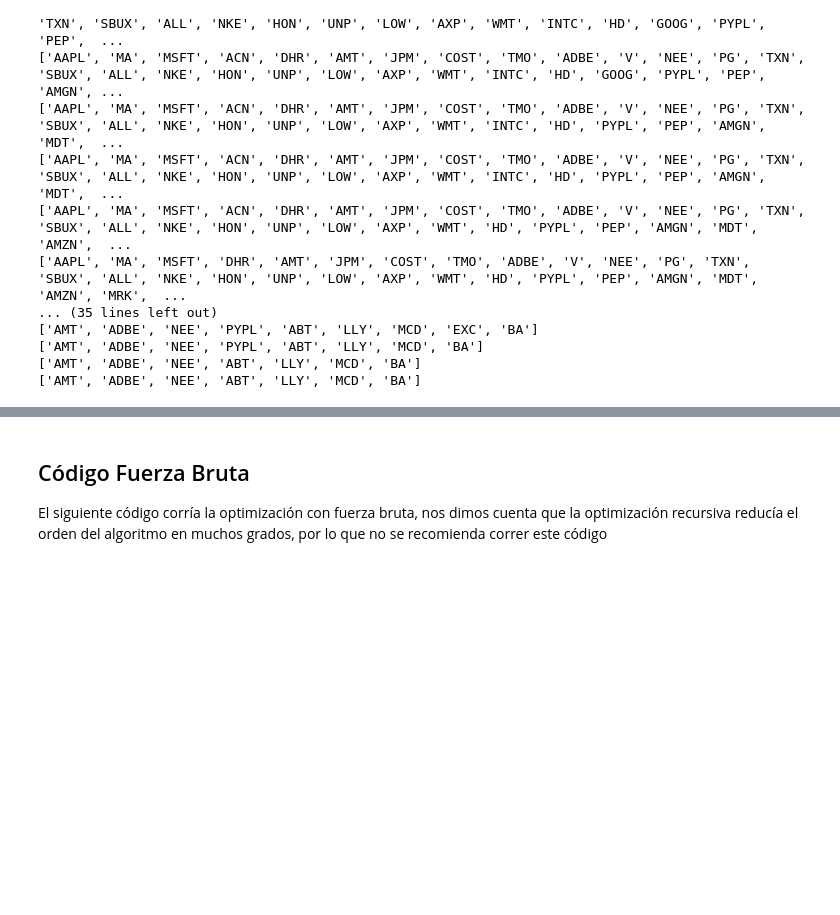
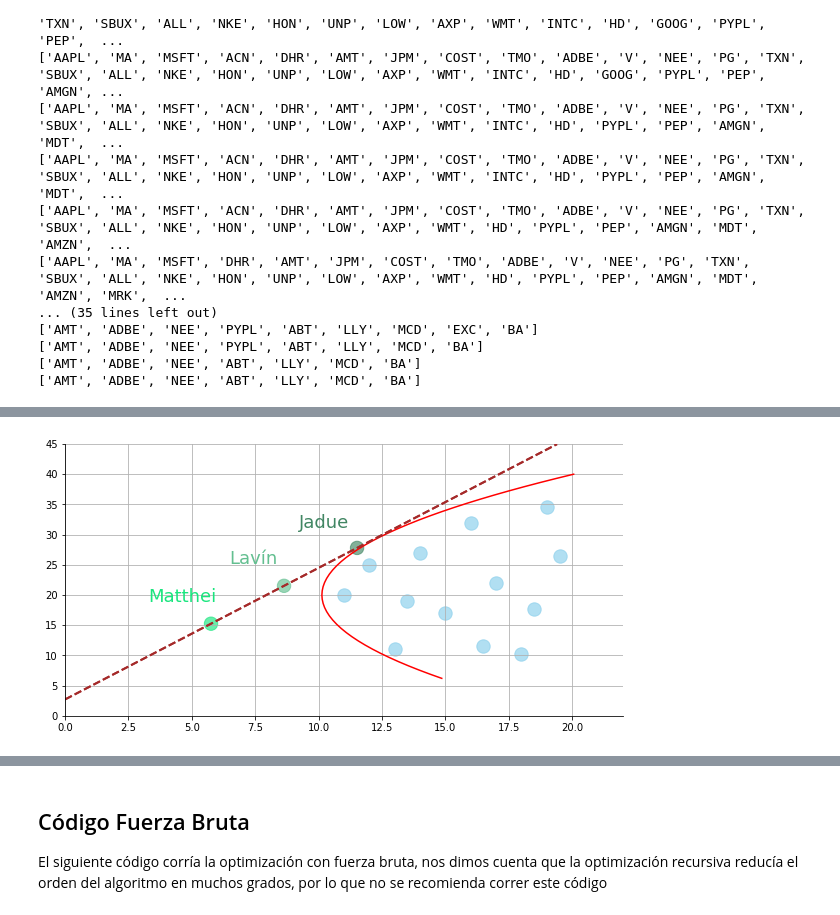
Before and after one commit to patriciomalleag/Proyectos_Analisis_Varios, a Jupyter notebook: Optimización de Portafolio - Ratio de Sharpe/datAsset_calculation.ipynb, the cells around one changed output, grey strips where cells are left out. Saved outputs shown, nothing was run; the diff lists cells and outputs as text; code cells hidden in the pictures; blank space fills up the shorter version.

```diff
--- a/Optimización de Portafolio - Ratio de Sharpe/datAsset_calculation.ipynb
+++ b/Optimización de Portafolio - Ratio de Sharpe/datAsset_calculation.ipynb
@@ -320,0 +546,56 @@ El ratio de Sharpe es:
+# %%
+# Grafico LMC
+
+X = [12,15,13,11,16,14,13.5,18,17,16.5,19.5,19,18.5]
+Y = [25,17,11,20,32,27,19,10.2,22,11.5,26.5,34.5,17.6]
+
+A = (0,2.7)
+C = (11.517,27.795)
+
+F = (11.517,27.795)
+G = ((11.517*0.75+2.7*0.25),27.795*0.75)
+
+
+X_2 = [11.517,11.517*0.75,11.517*0.5]
+Y_2 = [27.795,(27.795*0.75+2.7*0.25),(27.795*0.5+2.7*0.5)]
+
+a=[]
+b=[]
+
+
+point_purple_2 = plt.Circle(C, 0.4, color='purple')
+
+
+for x in np.linspace(6.2,40,50):
+    y=(1/40.3)*(x**2-40*x+808.26)
+    a.append(y)
+    b.append(x)
+
+
+
+f,ax1 = plt.subplots(figsize = (10,5))
+ax2 = ax1
+ax1.scatter(x=X, y=Y,color='skyblue', alpha=0.65, s=180)
+ax1.plot(a,b,color='red')
+ax1.scatter(x=X_2, y=Y_2,color=['#418663','#63BF90','#19E57E'], alpha=0.65, s=180)
+
+
+plt.annotate('Jadue',color='#418663', fontsize=18, xy=(0.42, 0.69), xycoords='axes fraction')
+plt.annotate('Lavín',color='#63BF90', fontsize=18, xy=(0.295, 0.56), xycoords='axes fraction')
+plt.annotate('Matthei',color='#19E57E', fontsize=18, xy=(0.15, 0.42), xycoords='axes fraction')
+
+
+ax2.set_xlim(-3,19.4)
+ax2.set_ylim(7.5,9.3)
+newline(A,C,"--","brown",ax2)
+newline(A,C,"--","brown",ax2)
+
+
+xmin, xmax, ymin, ymax = plt.axis([0, 22, 0, 45])
+
+
+plt.gca().spines['top'].set_visible(False)
+plt.gca().spines['right'].set_visible(False)
+plt.grid()
+# %% [output]
+[figure, added]
```
Also changed, not shown: parts of 21 cells of this notebook, 18 other files.
